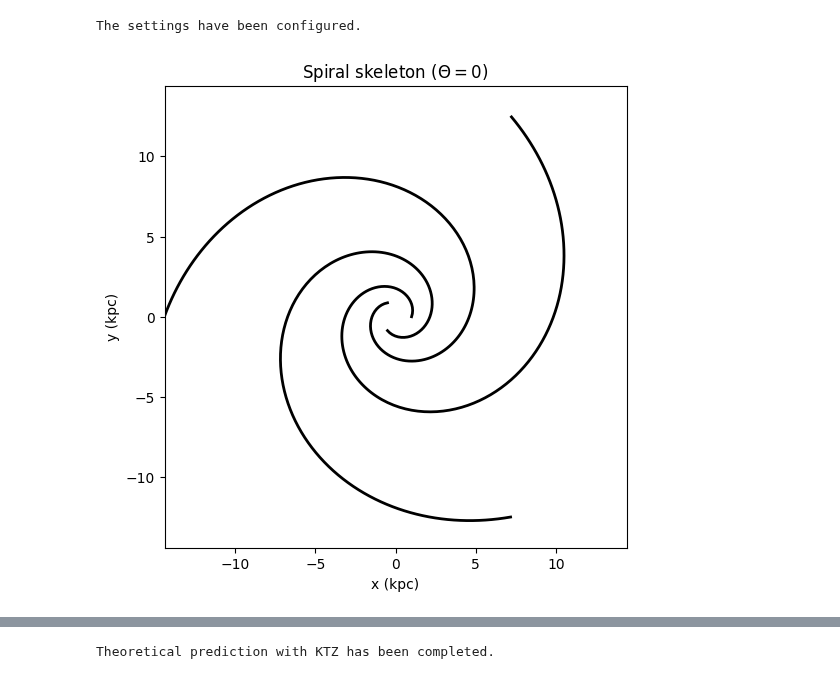
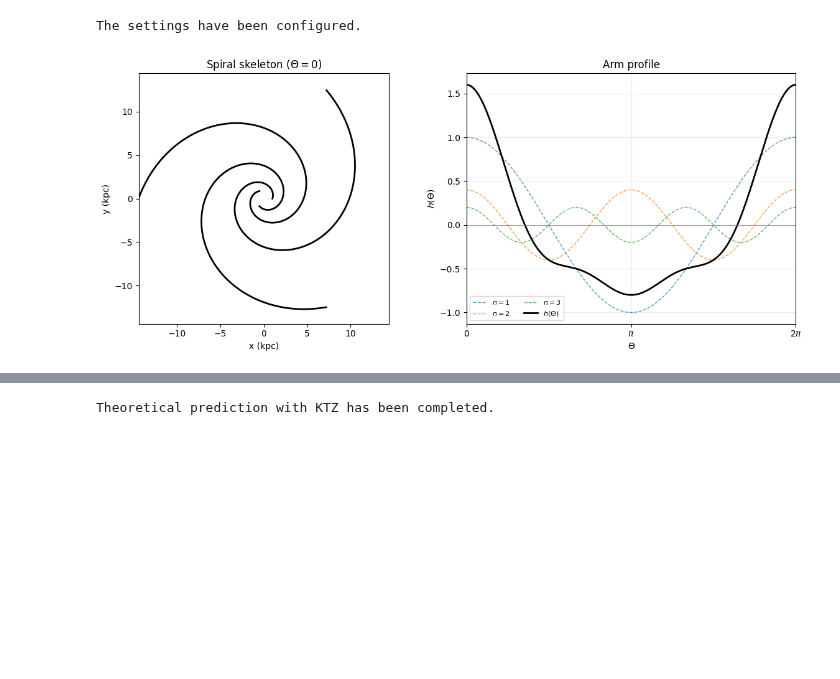
Before and after one commit to Meowwish/KTZ_Theory_z_fluctuation_III, a Jupyter notebook: KTZ_validation.ipynb, the cells around one changed output, grey strips where cells are left out. Drawn from its saved outputs; the diff is of its cells as text; code cells hidden in the pictures; blank space fills up the shorter version.

```diff
--- a/KTZ_validation.ipynb
+++ b/KTZ_validation.ipynb
@@ -67,39 +82,58 @@ The settings have been configured.
 # %%
 # %% Section 2: Definition of auxiliary functions (spiral phase, source rate, wavenumber)
 def spiral_phase(varpi, phi):
     r"""The phase of a logarithmic spiral $\Theta$."""
     Phi = (m_arms / np.tan(pitch_rad)) * np.log(varpi / R_in)
     return Phi - m_arms * phi + Theta0
 
 def lambda_rate(varpi, phi):
     r"""Non-uniform event rate $\lambda(\varpi,\phi)$."""
     lam0 = lambda0_0 * np.exp(-varpi / h_R)
     #lam0 = lambda0_0
     Theta = spiral_phase(varpi, phi)
     return lam0 * (1.0 + eta * h_func(Theta))
 
 def k_perp(varpi):
     r"""Local arm-normal wavenumber $k_\perp$."""
     dPhi = (m_arms / np.tan(pitch_rad)) / varpi
     return np.sqrt(dPhi**2 + (m_arms / varpi)**2)
 
-# Visualising a spiral pattern: draw the ridge line for $\Theta = 0$.
+# Visualising the spiral pattern and its arm-profile harmonics.
 phi_plot = np.linspace(0, 2*np.pi, 500)
 varpi_plot = np.linspace(R_in, R_out, 200)
-fig, ax = plt.subplots(figsize=(6,6))
+profile_theta = np.linspace(0, 2*np.pi, 600)
+profile_total = h_func(profile_theta)
+
+fig, (ax_spiral, ax_profile) = plt.subplots(1, 2, figsize=(12, 5))
 for k in range(m_arms):
-    phi0 = (Theta0 + 2*np.pi*k) / m_arms
-    # Solve Phi(varpi) - m*phi + Theta0 = 0 -> phi = (Phi(varpi) + Theta0 + 2*pi*k)/m
+    # Solve Phi(varpi) - m*phi + Theta0 = 0 -> phi = (Phi(varpi) + Theta0 + 2*pi*k)/m.
     phi_sp = ((m_arms / np.tan(pitch_rad)) * np.log(varpi_plot / R_in) + Theta0 + 2*np.pi*k) / m_arms
-    ax.plot(varpi_plot * np.cos(phi_sp), varpi_plot * np.sin(phi_sp), 'k-', lw=2)
-ax.set_xlim(-R_out, R_out)
-ax.set_ylim(-R_out, R_out)
-ax.set_aspect('equal')
-ax.set_title(r'Spiral skeleton ($\Theta = 0$)')
-ax.set_xlabel('x (kpc)'); ax.set_ylabel('y (kpc)')
+    ax_spiral.plot(varpi_plot * np.cos(phi_sp), varpi_plot * np.sin(phi_sp), 'k-', lw=2)
+ax_spiral.set_xlim(-R_out, R_out)
+ax_spiral.set_ylim(-R_out, R_out)
+ax_spiral.set_aspect('equal')
+ax_spiral.set_title(r'Spiral skeleton ($\Theta = 0$)')
+ax_spiral.set_xlabel('x (kpc)')
+ax_spiral.set_ylabel('y (kpc)')
+
+for n, g, alpha in zip(harmonic_n, harmonic_g, harmonic_alpha):
+    component = g*np.cos(n*profile_theta + alpha)
+    ax_profile.plot(profile_theta, component, '--', lw=1, alpha=0.75, label=fr'$n={n}$')
+ax_profile.plot(profile_theta, profile_total, 'k-', lw=2, label=r'$h(\Theta)$')
+ax_profile.axhline(0, color='grey', lw=0.6)
+ax_profile.set_xlim(0, 2*np.pi)
+ax_profile.set_xticks([0, np.pi, 2*np.pi])
+ax_profile.set_xticklabels([r'$0$', r'$\pi$', r'$2\pi$'])
+ax_profile.set_xlabel(r'$\Theta$')
+ax_profile.set_ylabel(r'$h(\Theta)$')
+ax_profile.set_title(r'Arm profile')
+ax_profile.grid(alpha=0.25)
+ax_profile.legend(fontsize=8, ncol=2)
+
+plt.tight_layout()
 plt.show()
 # %% [output]
-[figure, old version]
+[figure, new version]
 # %%
 # %% Block 3: Generating synthetic galaxies (inhomogeneous Poisson + clustered sources + Gaussian diffusion)
 # --- Expected number of events ---
```
Also changed, not shown: parts of 8 cells of this notebook.
